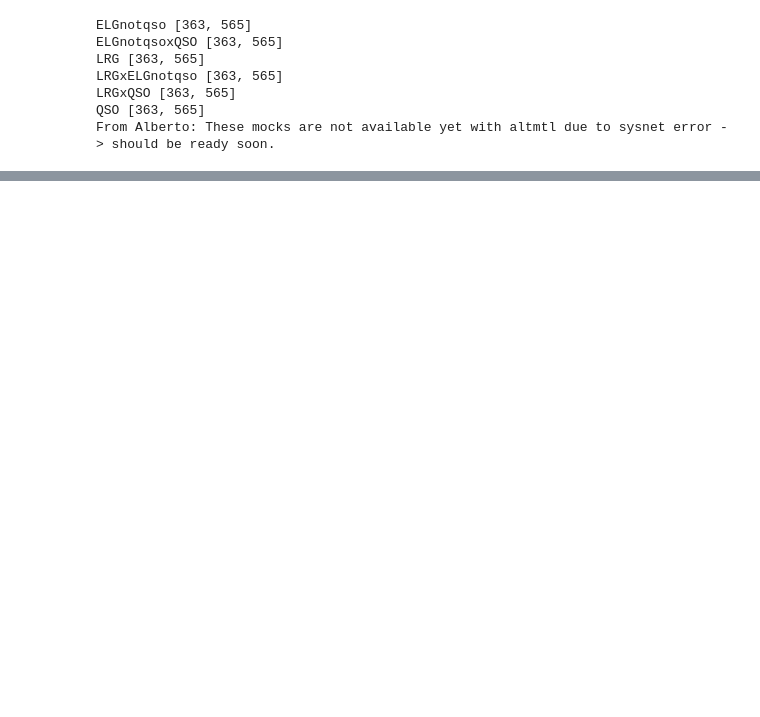
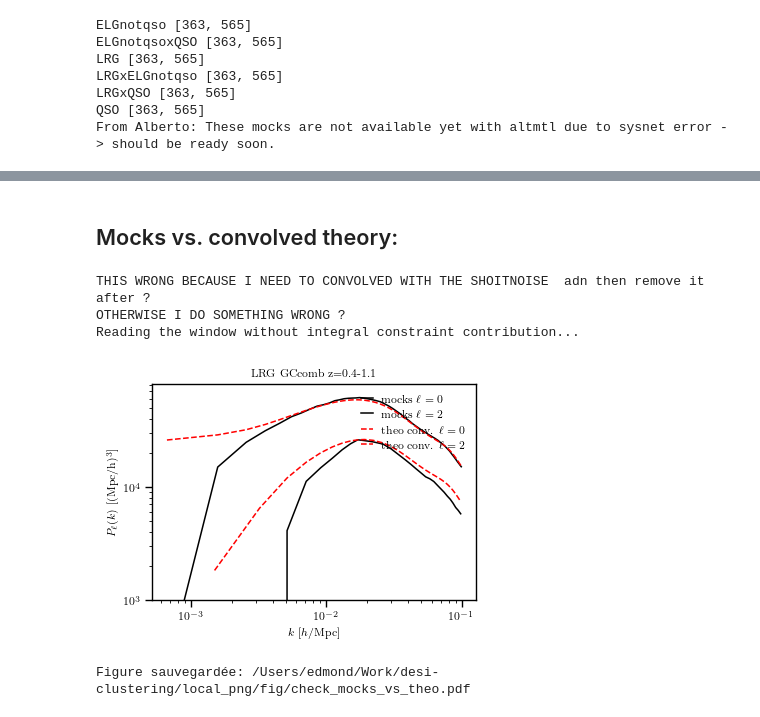
Before and after one commit to AlbertoRosado1/cai-dr2-clustering-products, a Jupyter notebook: local_png/check_mocks.ipynb, the cells around one changed output, grey strips where cells are left out. Saved outputs shown, nothing was run; the diff lists cells and outputs as text; code cells hidden in the pictures; blank space fills up the shorter version.

```diff
--- a/local_png/check_mocks.ipynb
+++ b/local_png/check_mocks.ipynb
@@ -306,0 +447,2 @@ for logscale in [True, False]:
+# %% [markdown]
+## Mocks vs. convolved theory:
@@ -306,0 +492,61 @@ for logscale in [True, False]:
+# %%
+print('THIS WRONG BECAUSE I NEED TO CONVOLVED WITH THE SHOITNOISE  adn then remove it after ?')
+print('OTHERWISE I DO SOMETHING WRONG ? ')
+
+pdf_path = Path('fig/check_mocks_vs_theo.pdf')
+
+add_ic = False
+
+with PdfPages(pdf_path) as pdf:
+    for tracer in ['LRG']: #tracers_available:
+
+        region = 'GCcomb'
+        zrange = zranges_by_tracer.get(tracer, [])
+
+        if add_ic:
+            weight_mocks = 'default-fkp-oqe'
+        else:
+            weight_mocks = 'default-noimsys-fkp-oqe_reshuffle'
+
+        pk_data, wm, _ = read_data(stats_dir=data_dir, tracer=tracer, zrange=zrange.split('-'), weight_type='default-fkp-oqe', region=region, add_ic=add_ic)
+        pk_data, wm, _ = rebin_data(pk_data, wm, None, tracer=tracer, kmin=1e-4, kmax=0.1)
+
+        sel = (available['tracer'] == tracer) & (available['region'] == region) & (available['zrange'] == zrange) & (available['weight'] == weight_mocks)
+        fns = list(available[sel]['path'])[:50]  # Take only 50 mocks for the mean to speed up
+
+
+        pks = [rebin_data(lsstypes.read(fn), None, None, kmin=1e-4, kmax=0.1)[0] for fn in fns]
+        mean = lsstypes.mean(pks)
+
+        if tracer == 'LRG':
+            b1 = 2.0
+            zeff = 0.733
+        elif tracer == 'ELGnotqso':
+            b1 = 1.3
+            zeff = 1.2
+
+        convolved_theo = convolve_theory(create_theory(b1=b1, zeff=zeff), wm)
+
+        fig = plt.figure(figsize=(4, 3))
+        for ell in [0, 2]: plt.plot(mean.get(ell).k, mean.get(ell).value(), c='black', label=rf'mocks $\ell={ell}$')
+
+        for ell in [0, 2]: plt.plot(convolved_theo.get(ell).k, convolved_theo.get(ell).value(), c='red', ls='--', label=rf'theo conv. $\ell={ell}$')
+
+        plt.xscale('log')
+        plt.yscale('log')
+        plt.ylim([1e3, None])
+        plt.legend(loc='upper right')
+        plt.xlabel(r'$k$ [$h/$Mpc]')
+        plt.ylabel(r'$P_{\ell}(k)$ [$(\rm{Mpc}/h)^3$]')
+        plt.title(f'{tracer} {region} z={zrange}', fontsize=8)
+        plt.tight_layout()
+        pdf.savefig(fig)
+        plt.show()
+
+    print(f"Figure sauvegardée: {pdf_path.resolve()}")
+# %% [output]
+THIS WRONG BECAUSE I NEED TO CONVOLVED WITH THE SHOITNOISE  adn then remove it after ?
+OTHERWISE I DO SOMETHING WRONG ?
+Reading the window without integral constraint contribution...
+[figure, added]
+Figure sauvegardée: /Users/edmond/Work/desi-clustering/local_png/fig/check_mocks_vs_theo.pdf
```
Also changed, not shown: parts of 10 cells of this notebook, 3 other files.
